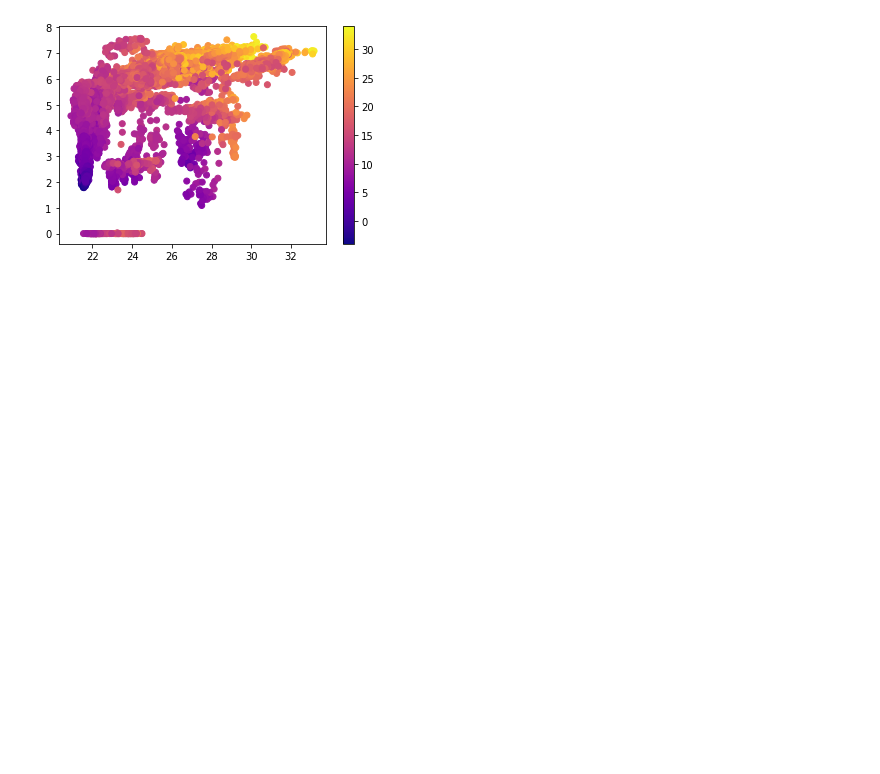
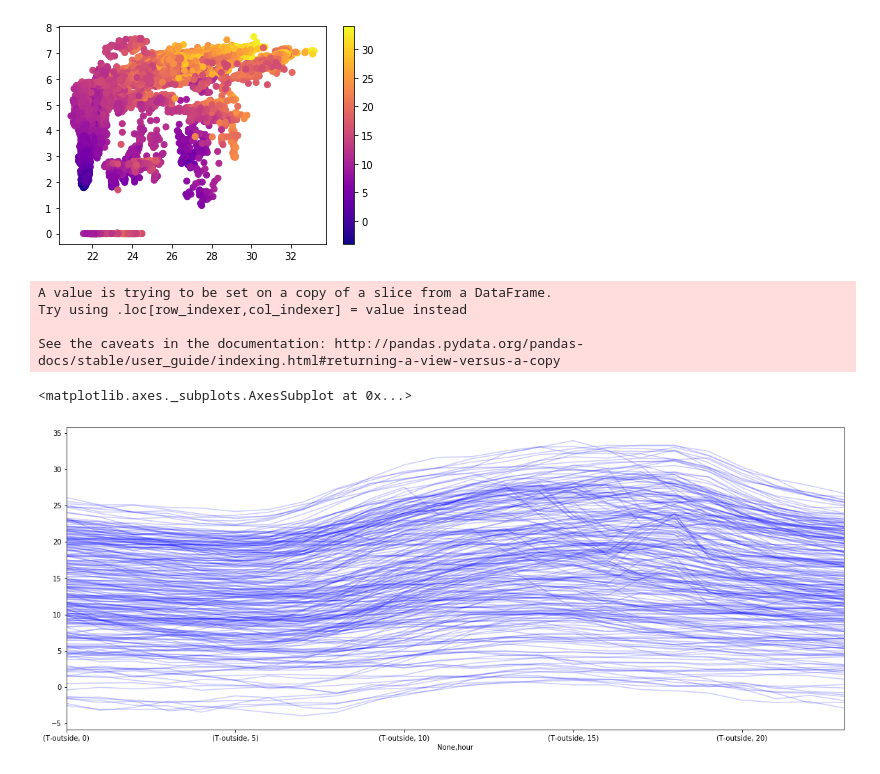
Before and after one commit to williambrach/air-conditioning-server-analysis, a Jupyter notebook: data_analysis.ipynb, the cells around one changed output. Drawn from its saved outputs; the diff is of its cells as text; code cells hidden in the pictures; blank space fills up the shorter version.

```diff
--- a/data_analysis.ipynb
+++ b/data_analysis.ipynb
@@ -98,3 +84,18 @@ plt.colorbar()
 plt.show()
 # %% [output]
 [figure]
+# %%
+df_uci_hourly = df[['T-outside']]
+df_uci_hourly['hour'] = df_uci_hourly.index.hour
+df_uci_hourly.index = df_uci_hourly.index.date
+
+df_uci_pivot = df_uci_hourly.pivot(columns='hour')
+df_uci_pivot = df_uci_pivot.dropna()
+df_uci_pivot.T.plot(figsize=(20,8), legend=False, color='blue', alpha=0.2)
+# %% [output]
+A value is trying to be set on a copy of a slice from a DataFrame.
+Try using .loc[row_indexer,col_indexer] = value instead
+
+See the caveats in the documentation: http://pandas.pydata.org/pandas-docs/stable/user_guide/indexing.html#returning-a-view-versus-a-copy
+<matplotlib.axes._subplots.AxesSubplot at 0x...>
+[figure, added]
```
Also changed, not shown: parts of 10 cells of this notebook.
